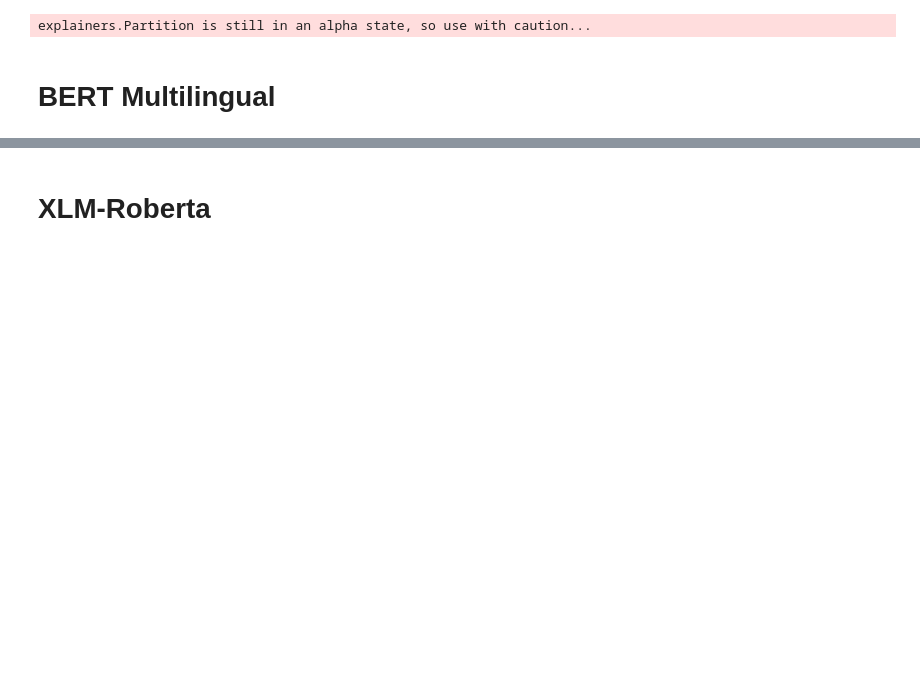
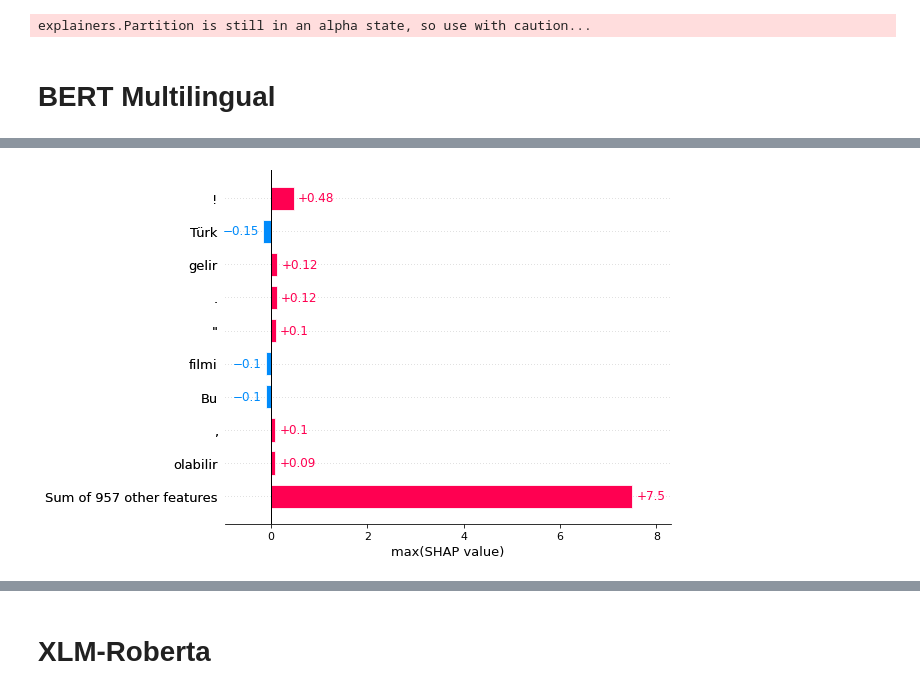
Before and after one commit to firatcekinel/Shap_Text_Explainability_Turkish, a Jupyter notebook: shap_tr.ipynb, the cells around one changed output, grey strips where cells are left out. Cells and saved outputs as stored; diff of their text form; code cells hidden in the pictures; blank space fills up the shorter version.

```diff
--- a/shap_tr.ipynb
+++ b/shap_tr.ipynb
@@ -276,3 +277,7 @@ shap.plots.bar(shap_values.abs.max(0))
+# %%
+shap.plots.bar(shap_values.max(0))
+# %% [output]
+[figure, added]
 # %%
 shap.plots.bar(shap_values[:,"!"])
 # %% [output]
```
Also changed, not shown: parts of 36 cells of this notebook.
